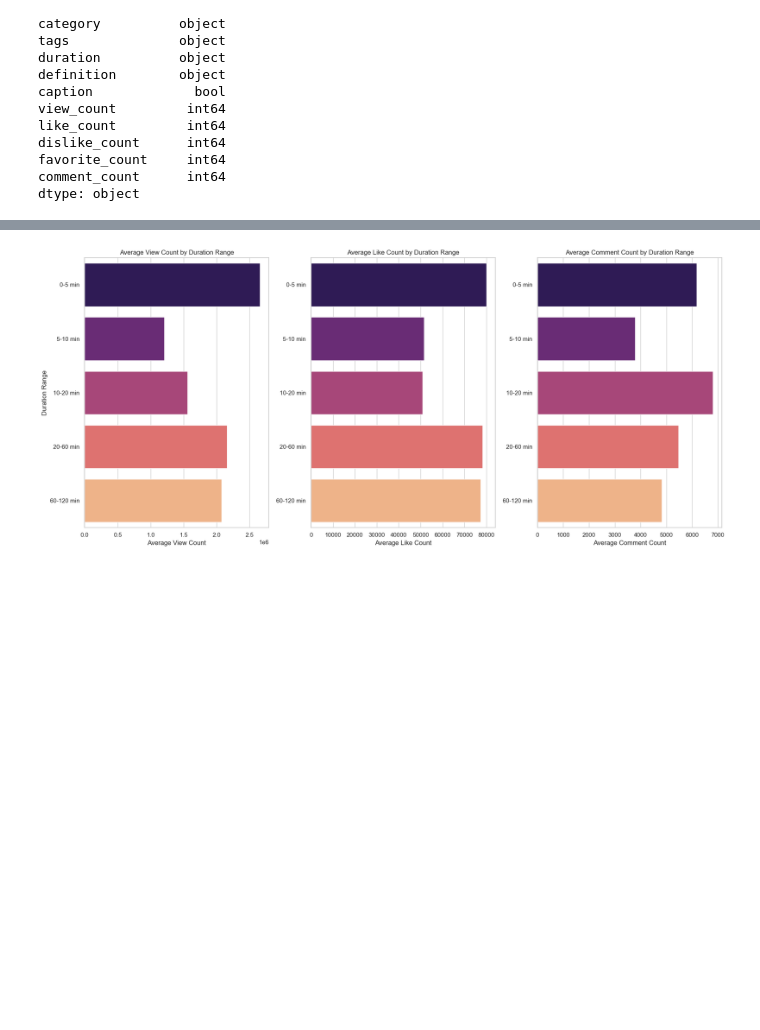
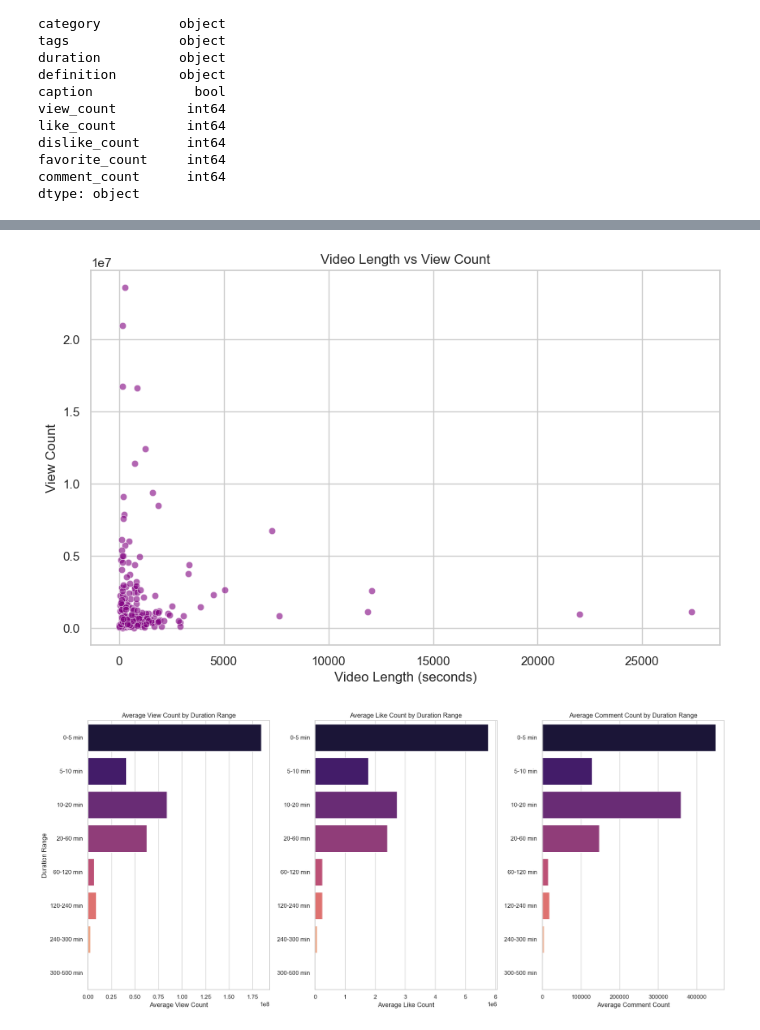
Before and after one commit to saharzare/Python-for-data-analysis, a Jupyter notebook: Youtube Analysis.ipynb, the cells around one changed output, grey strips where cells are left out. Cells and saved outputs as stored; diff of their text form; code cells hidden in the pictures; blank space fills up the shorter version.

```diff
--- a/Youtube Analysis.ipynb
+++ b/Youtube Analysis.ipynb
@@ -531,34 +276,44 @@ Successfully installed isodate-0.7.2
 # %%
 # convert ISO 8601 duration to seconds
+import isodate
 df['duration_seconds'] = df['duration'].apply(lambda x: isodate.parse_duration(x).total_seconds())
 
-df['duration_range'] = pd.cut(df['duration_seconds'], bins=[0, 300, 600, 1200, 3600, 7200], labels=['0-5 min', '5-10 min', '10-20 min', '20-60 min', '60-120 min'])
+df['duration_range'] = pd.cut(df['duration_seconds'], bins=[0, 300, 600, 1200, 3600, 7200,12000,15000,18000], labels=['0-5 min', '5-10 min', '10-20 min', '20-60 min', '60-120 min','120-240 min','240-300 min','300-500 min'])
 # %%
 
 #bar chart for engagement metrics by duration range
-length_engagement = df.groupby('duration_range')[['view_count', 'like_count', 'comment_count']].mean()
+length_engagement = df.groupby('duration_range')[['view_count', 'like_count', 'comment_count']].sum()
 
+
+# scatter plot for video length vs view count
+plt.figure(figsize=(10, 6))
+sns.scatterplot(x='duration_seconds', y='view_count', data=df, alpha=0.6, color='purple')
+plt.title('Video Length vs View Count')
+plt.xlabel('Video Length (seconds)')
+plt.ylabel('View Count')
+plt.show()
 fig, axes = plt.subplots(1, 3, figsize=(18, 8))
 
 # view count by duration range
 sns.barplot(y=length_engagement.index, x=length_engagement['view_count'], ax=axes[0], palette='magma')
 axes[0].set_title('Average View Count by Duration Range')
 axes[0].set_xlabel('Average View Count')
 axes[0].set_ylabel('Duration Range')
 
 # like count by duration range
 sns.barplot(y=length_engagement.index, x=length_engagement['like_count'], ax=axes[1], palette='magma')
 axes[1].set_title('Average Like Count by Duration Range')
 axes[1].set_xlabel('Average Like Count')
 axes[1].set_ylabel('')
 
 # comment count by duration range
 sns.barplot(y=length_engagement.index, x=length_engagement['comment_count'], ax=axes[2], palette='magma')
 axes[2].set_title('Average Comment Count by Duration Range')
 axes[2].set_xlabel('Average Comment Count')
 axes[2].set_ylabel('')
 
 plt.tight_layout()
 plt.show()
 # %% [output]
-[figure, old version]
+[figure, new version]
+[figure, added]
```
Also changed, not shown: parts of 29 cells of this notebook.
